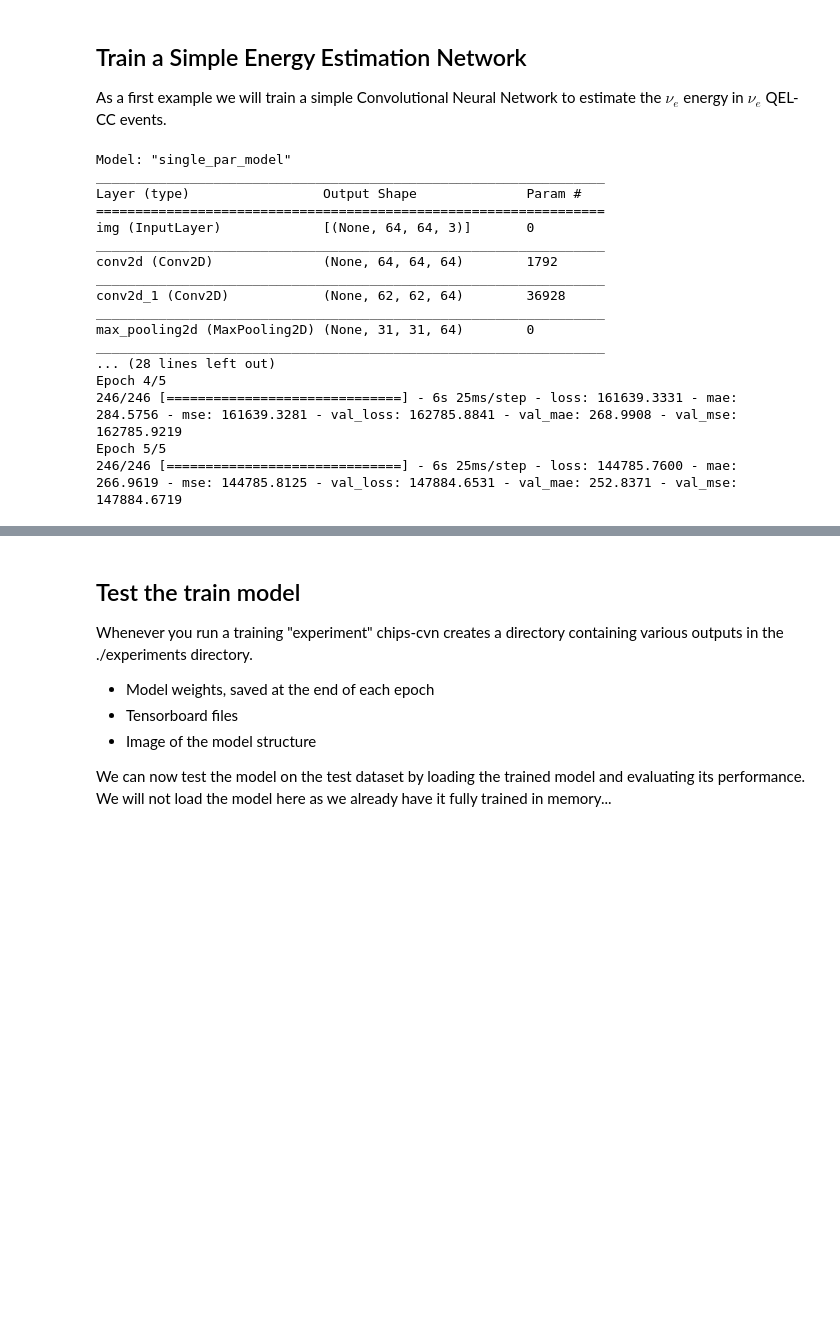
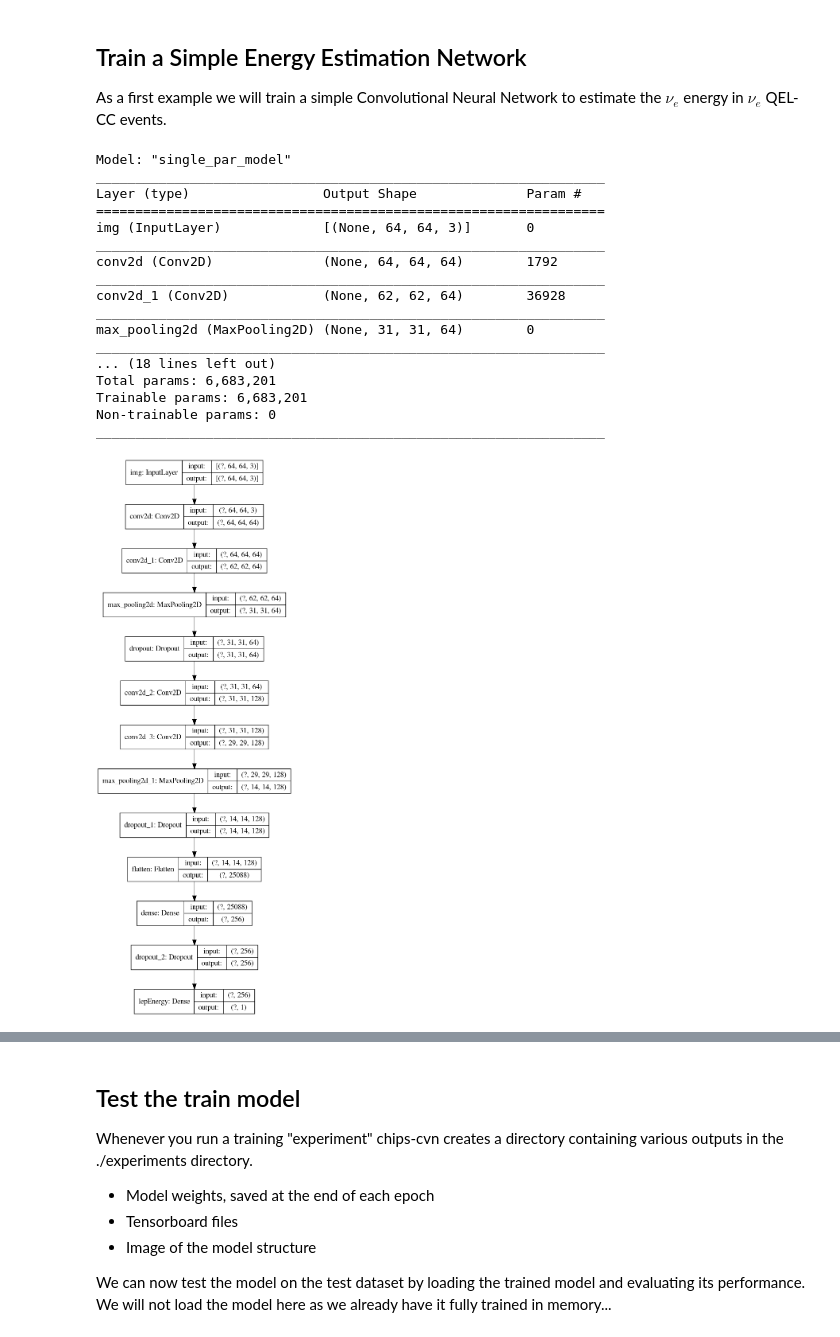
Before and after one commit to chipsneutrino/chips-net, a Jupyter notebook: example.ipynb, the cells around one changed output, grey strips where cells are left out. Drawn from its saved outputs; the diff is of its cells as text; code cells hidden in the pictures; blank space fills up the shorter version.

```diff
--- a/example.ipynb
+++ b/example.ipynb
@@ -120,31 +120,32 @@ As a first example we will train a simple Convolutional Neural Network to estima
 # %%
 import chipscvn.config as config
 import chipscvn.data as data
 import chipscvn.models as models
 import chipscvn.trainers as trainer
 
-conf = config.process_config("config/example_energy_estimation.yml") # Load the nuel configuration
+conf = config.process_config("config/example_energy_estimation.yml") # Load the example configuration
 data_loader = data.DataLoader(conf)                                  # Setup the TF datasets
 model = utils.get_model(conf)                                        # Create the model
 model.summarise()                                                    # Print model summary
 
-model_trainer = utils.get_trainer(conf, model, data_loader)          # Setup the model train
-model_trainer.train()                                                # Train the model
+from IPython.display import Image
+Image("experiments/energy_estimation_example/model_diagram.png")
 # %% [output]
 Model: "single_par_model"
 _________________________________________________________________
 Layer (type)                 Output Shape              Param #
 =================================================================
 img (InputLayer)             [(None, 64, 64, 3)]       0
 _________________________________________________________________
 conv2d (Conv2D)              (None, 64, 64, 64)        1792
 _________________________________________________________________
 conv2d_1 (Conv2D)            (None, 62, 62, 64)        36928
 _________________________________________________________________
 max_pooling2d (MaxPooling2D) (None, 31, 31, 64)        0
 _________________________________________________________________
-... (28 lines left out)
-Epoch 4/5
-246/246 [==============================] - 6s 25ms/step - loss: 161639.3331 - mae: 284.5756 - mse: 161639.3281 - val_loss: 162785.8841 - val_mae: 268.9908 - val_mse: 162785.9219
-Epoch 5/5
-246/246 [==============================] - 6s 25ms/step - loss: 144785.7600 - mae: 266.9619 - mse: 144785.8125 - val_loss: 147884.6531 - val_mae: 252.8371 - val_mse: 147884.6719
+... (18 lines left out)
+Total params: 6,683,201
+Trainable params: 6,683,201
+Non-trainable params: 0
+_________________________________________________________________
+[figure, added]
```
Also changed, not shown: parts of 12 cells of this notebook, 2 other files.
